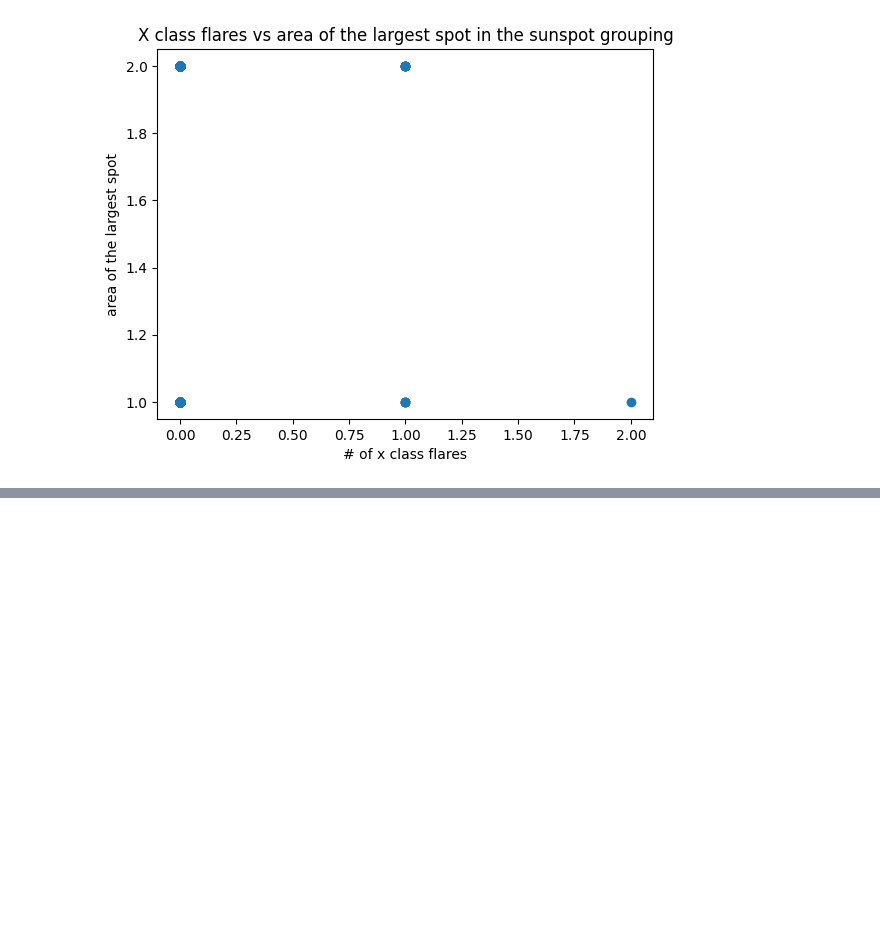
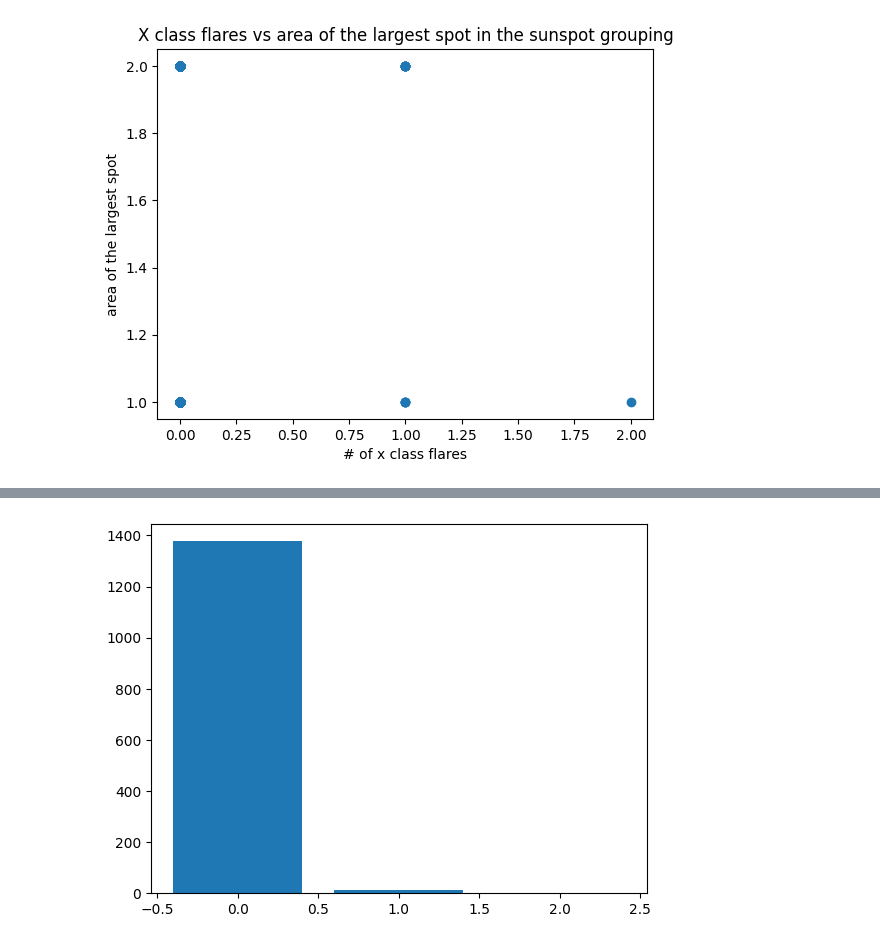
Before and after one commit to nollamae7-spec/DSRSP-Solar-Flares, a Jupyter notebook: DSHRP_Solar_Flares.ipynb, the cells around one changed output, grey strips where cells are left out. Drawn from its saved outputs; the diff is of its cells as text; code cells hidden in the pictures; blank space fills up the shorter version.

```diff
--- a/DSHRP_Solar_Flares.ipynb
+++ b/DSHRP_Solar_Flares.ipynb
@@ -378,0 +276,6 @@ np.int64(0)
+# %%
+x_class_numbers = df["x_class_flares"].value_counts()
+plt.bar(x_class_numbers.index, x_class_numbers.values)
+plt.show()
+# %% [output]
+[figure, added]
```
Also changed, not shown: parts of 22 cells of this notebook.
